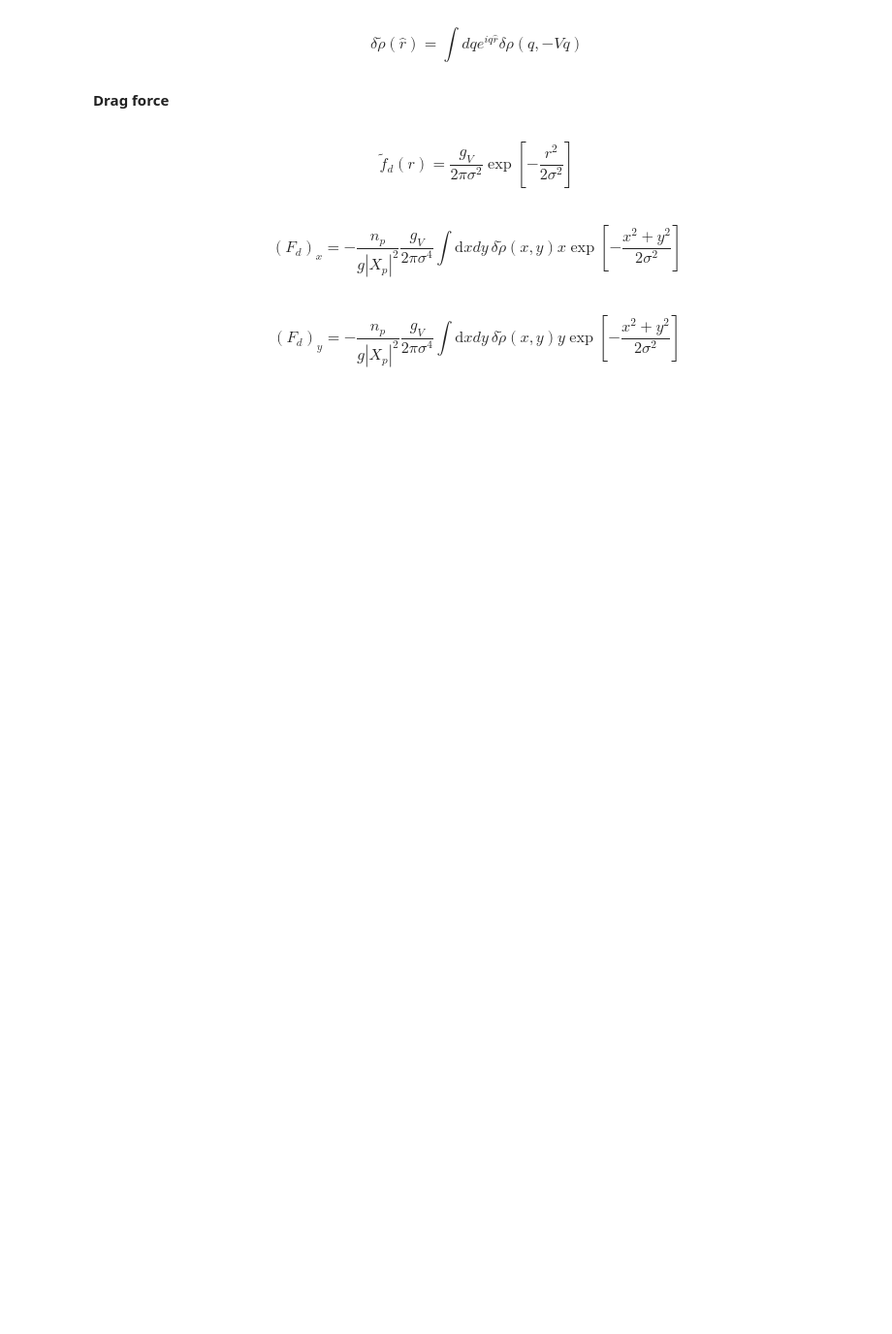
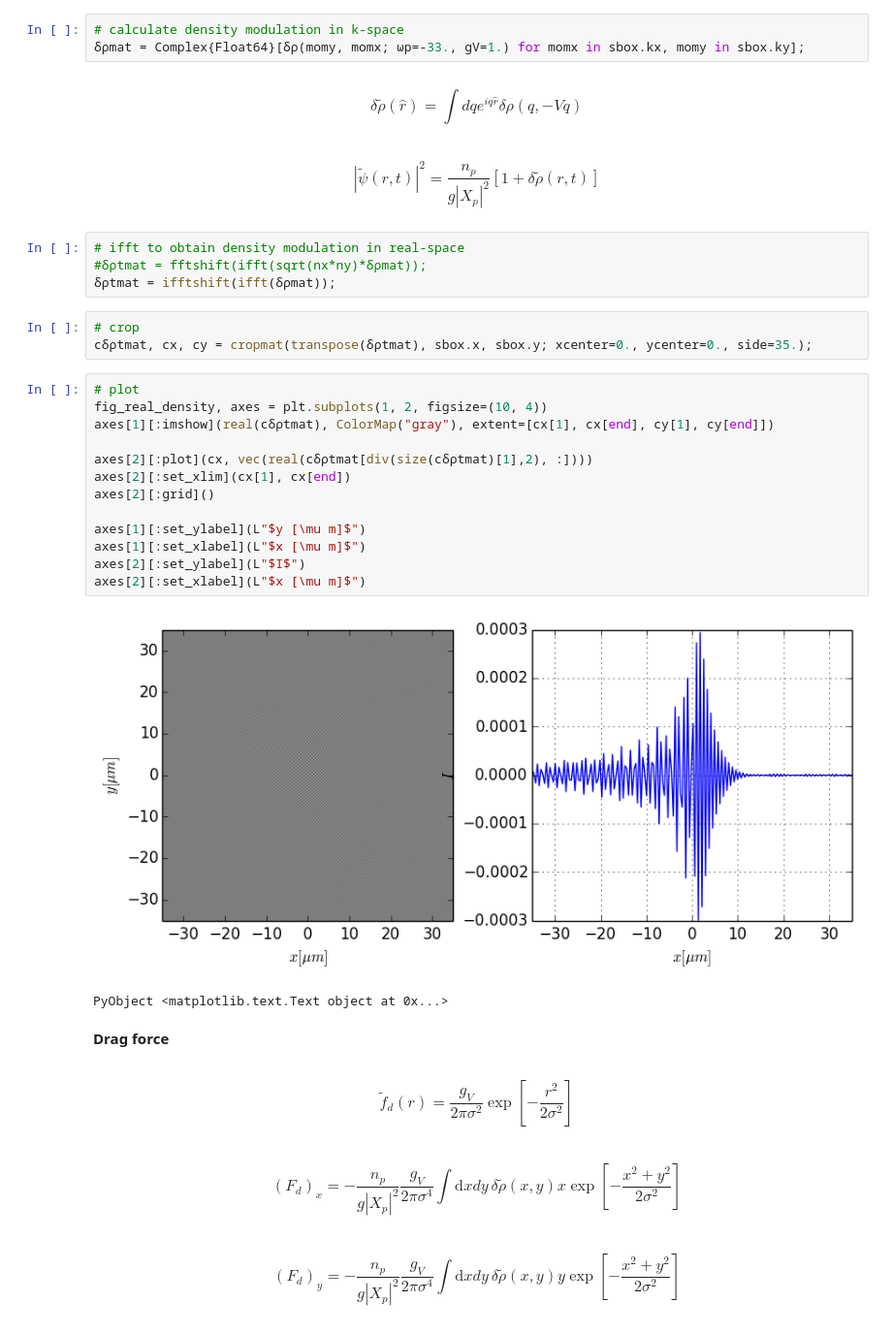
Before and after one commit to berceanu/notebooks, a Jupyter notebook: julia/1pump-responsef.ipynb, the cells around one changed output. Shown at 97% size. Drawn from its saved outputs; the diff is of its cells as text; blank space fills up the shorter version.

Commit message:
first try at computing r-space density fluctuation

```diff
--- a/julia/1pump-responsef.ipynb
+++ b/julia/1pump-responsef.ipynb
@@ -194,8 +190,36 @@ end
 $$f_{d}(q) = g_V \exp\left[-\frac{\sigma^{2}}{2}q^{2}\right]$$
 # %% [markdown]
 $$\delta\rho(q,-Vq)=\chi(q,-Vq)f_{d}(q)$$
+# %%
+# calculate density modulation in k-space
+δρmat = Complex{Float64}[δρ(momy, momx; ωp=-33., gV=1.) for momx in sbox.kx, momy in sbox.ky];
 # %% [markdown]
 $$\delta\tilde{\rho}(\hat{r})=\int dqe^{iq\hat{r}}\delta\rho(q,-Vq)$$
+# %% [markdown]
+$$\left|\tilde{\psi}(r,t)\right|^{2}=\frac{n_{p}}{g\left|X_{p}\right|^{2}}\left[1+\delta\tilde{\rho}(r,t)\right]$$
+# %%
+# ifft to obtain density modulation in real-space
+#δρtmat = fftshift(ifft(sqrt(nx*ny)*δρmat));
+δρtmat = ifftshift(ifft(δρmat));
+# %%
+# crop
+cδρtmat, cx, cy = cropmat(transpose(δρtmat), sbox.x, sbox.y; xcenter=0., ycenter=0., side=35.);
+# %%
+# plot
+fig_real_density, axes = plt.subplots(1, 2, figsize=(10, 4))
+axes[1][:imshow](real(cδρtmat), ColorMap("gray"), extent=[cx[1], cx[end], cy[1], cy[end]])
+
+axes[2][:plot](cx, vec(real(cδρtmat[div(size(cδρtmat)[1],2), :])))
+axes[2][:set_xlim](cx[1], cx[end])
+axes[2][:grid]()
+
+axes[1][:set_ylabel](L"$y [\mu m]$")
+axes[1][:set_xlabel](L"$x [\mu m]$")
+axes[2][:set_ylabel](L"$I$")
+axes[2][:set_xlabel](L"$x [\mu m]$")
+# %% [output]
+[figure, added]
+PyObject <matplotlib.text.Text object at 0x...>
 # %% [markdown]
 **Drag force**
 # %% [markdown]
```
Also changed, not shown: parts of 3 cells of this notebook, 1 other file.
